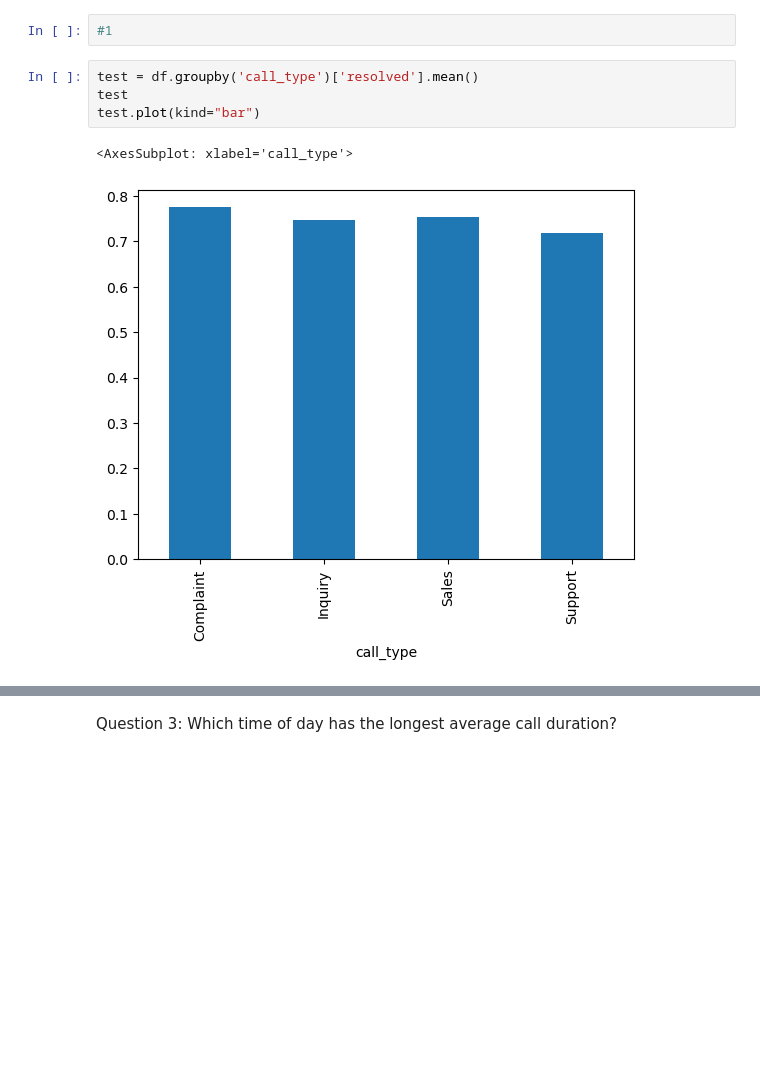
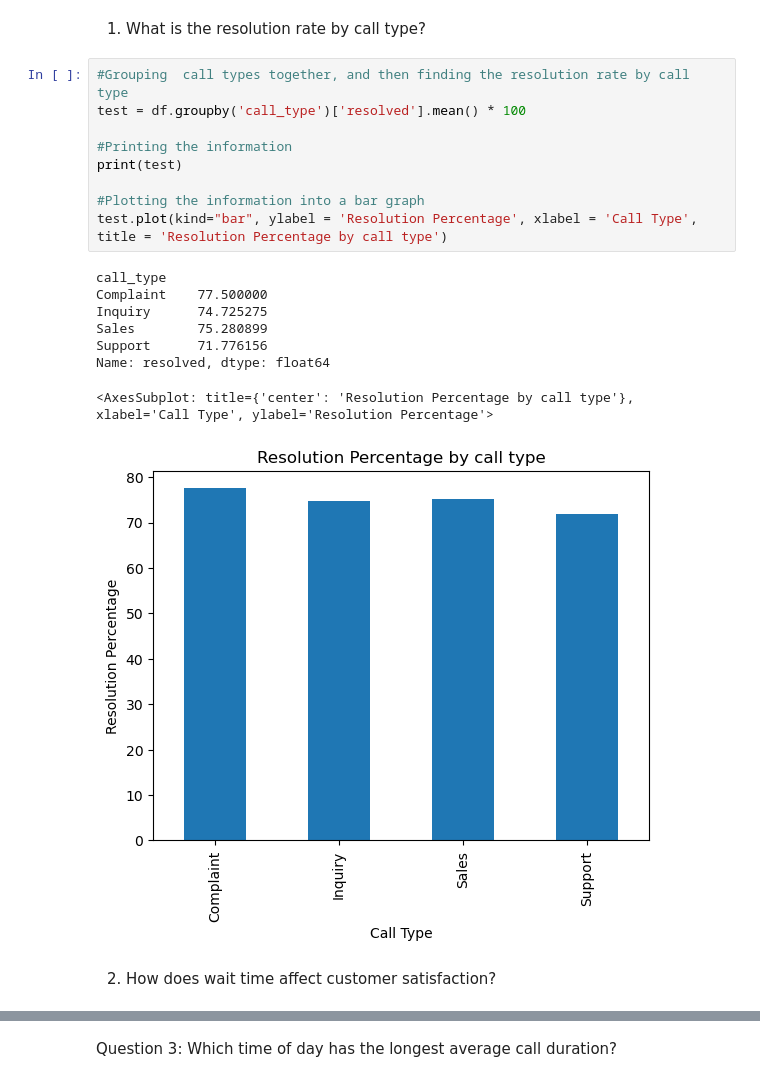
Before and after one commit to LucaLopesAN23SI/Data_Challenge-, a Jupyter notebook: Data.ipynb, the cells around one changed output, grey strips where cells are left out. Drawn from its saved outputs; the diff is of its cells as text; blank space fills up the shorter version.

```diff
--- a/Data.ipynb
+++ b/Data.ipynb
@@ -34,13 +37,26 @@ Data columns (total 10 columns):
  9   priority               1100 non-null   object
 dtypes: bool(1), float64(2), int64(3), object(4)
 memory usage: 78.5+ KB
-# %%
-#1
-# %%
-test = df.groupby('call_type')['resolved'].mean()
-test
-test.plot(kind="bar")
-# %% [output]
-<AxesSubplot: xlabel='call_type'>
-[figure, removed]
+# %% [markdown]
+1. What is the resolution rate by call type?
+# %%
+#Grouping  call types together, and then finding the resolution rate by call type
+test = df.groupby('call_type')['resolved'].mean() * 100
+
+#Printing the information
+print(test)
+
+#Plotting the information into a bar graph
+test.plot(kind="bar", ylabel = 'Resolution Percentage', xlabel = 'Call Type', title = 'Resolution Percentage by call type')
+# %% [output]
+call_type
+Complaint    77.500000
+Inquiry      74.725275
+Sales        75.280899
+Support      71.776156
+Name: resolved, dtype: float64
+<AxesSubplot: title={'center': 'Resolution Percentage by call type'}, xlabel='Call Type', ylabel='Resolution Percentage'>
+[figure, added]
+# %% [markdown]
+2. How does wait time affect customer satisfaction?
 # %%
```
Also changed, not shown: parts of 7 cells of this notebook.
